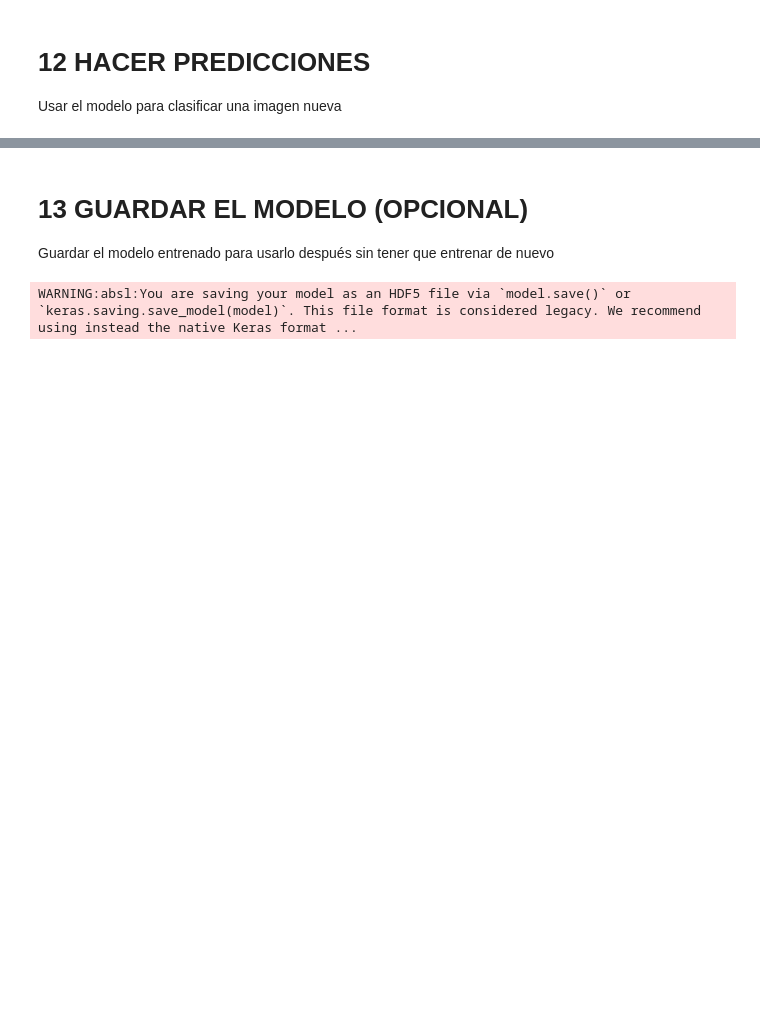
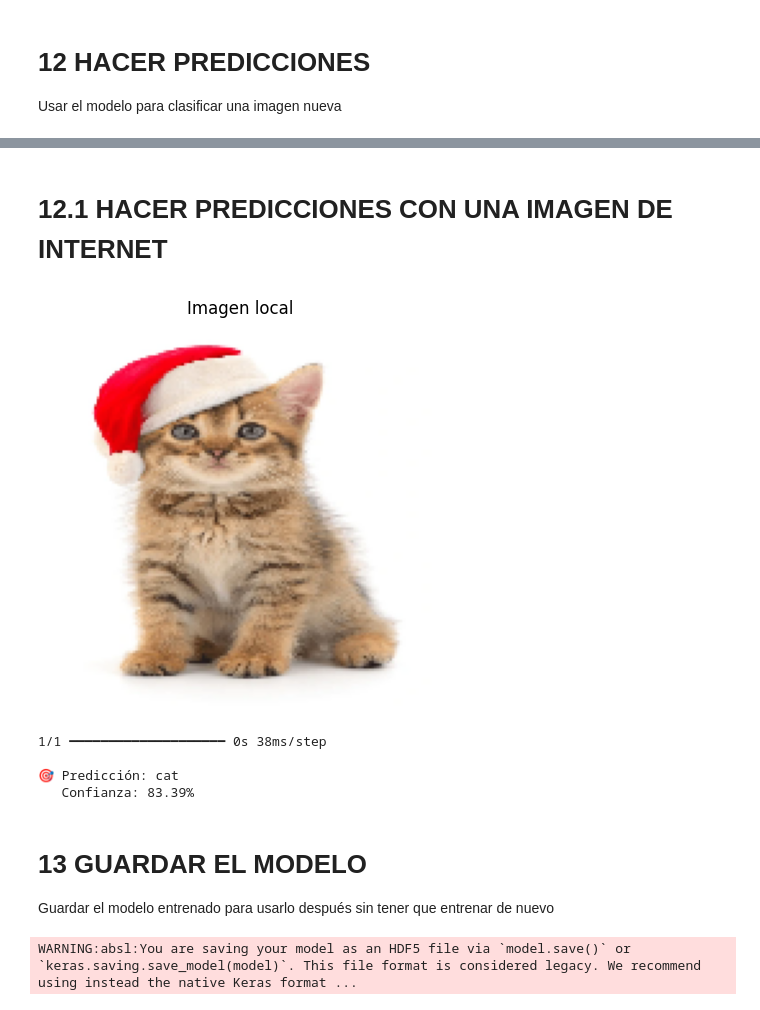
Before and after one commit to 4GeeksAcademy/cathycaz-intro-ml, a Jupyter notebook: src/11-image-classifier.ipynb, the cells around one changed output, grey strips where cells are left out. Cells and saved outputs as stored; diff of their text form; code cells hidden in the pictures; blank space fills up the shorter version.

Commit message:
Mejoras Proyectos

```diff
--- a/src/11-image-classifier.ipynb
+++ b/src/11-image-classifier.ipynb
@@ -475,5 +460,38 @@ print(f"   Confianza: {prediction[0][predicted_class] * 100:.2f}%")
+# %% [markdown]
+# 12.1 HACER PREDICCIONES CON UNA IMAGEN DE INTERNET
+# %%
+# Ruta a la imagen descargada
+ruta_imagen = "C:\\Users\\ingen\\OneDrive\\Escritorio\\CURSO DE DATA SCIENCE\\ULTIMO PROYECTO\\cathycaz-intro-ml\\data\\raw\\FOTO.png"  # Cambia esta ruta
+
+# Cargar y procesar la imagen
+img_local = image.load_img(ruta_imagen, target_size=(150, 150))
+
+# Mostrar
+plt.figure(figsize=(5, 5))
+plt.imshow(img_local)
+plt.title("Imagen local")
+plt.axis('off')
+plt.show()
+
+# Convertir a array, normalizar y predecir
+img_array = image.img_to_array(img_local)
+img_array = img_array / 255.0
+img_array = np.expand_dims(img_array, axis=0)
+
+# Predicción
+prediction = model.predict(img_array)
+predicted_class = np.argmax(prediction)
+
+print(f"\n🎯 Predicción: {label_encoder.inverse_transform([predicted_class])[0]}")
+print(f"   Confianza: {prediction[0][predicted_class] * 100:.2f}%")
+# %% [output]
+[figure, added]
+1/1 ━━━━━━━━━━━━━━━━━━━━ 0s 38ms/step
+
+🎯 Predicción: cat
+   Confianza: 83.39%
 # %% [markdown]
-# 13 GUARDAR EL MODELO (OPCIONAL)
+# 13 GUARDAR EL MODELO
 Guardar el modelo entrenado para usarlo después sin tener que entrenar de nuevo
 # %%
 # Guardar el modelo
```
Also changed, not shown: parts of 18 cells of this notebook, 2 other files.
